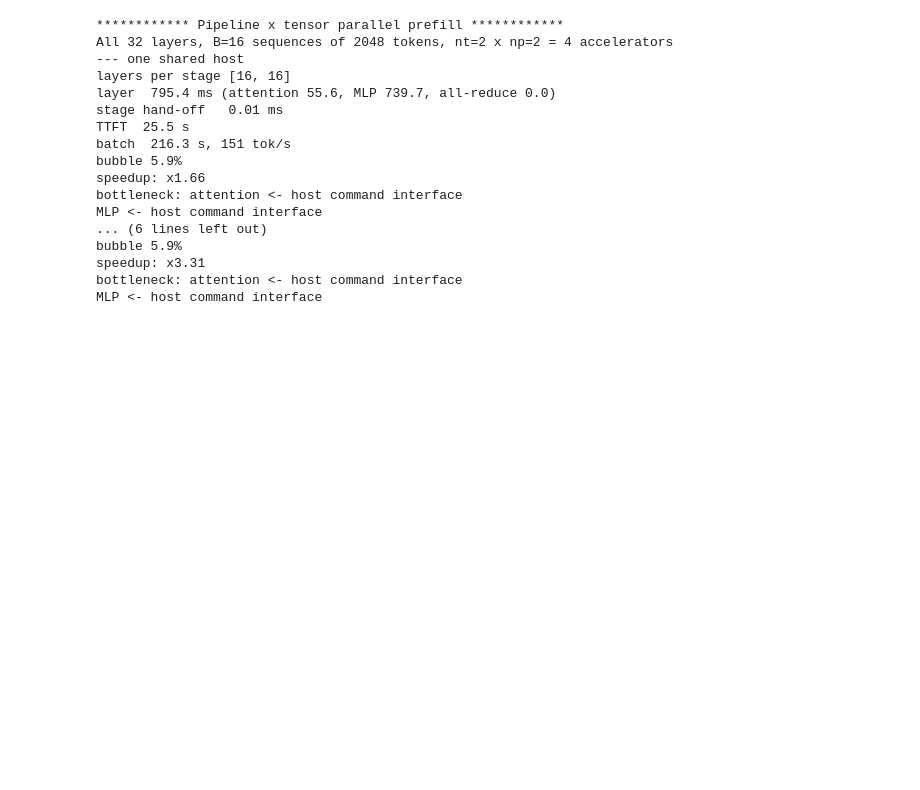
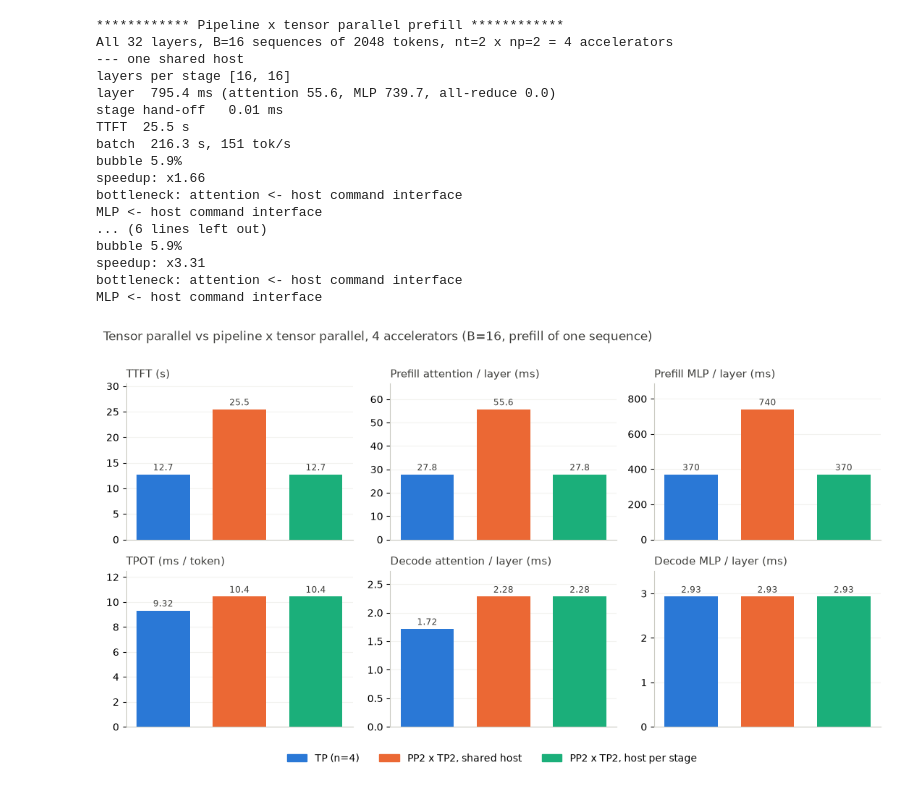
Before and after one commit to raulniconico/Flash-Attention-Assignment, a Jupyter notebook: 5.performance_parallelization.ipynb, the cells around one changed output. Cells and saved outputs as stored; diff of their text form; code cells hidden in the pictures; blank space fills up the shorter version.

```diff
--- a/5.performance_parallelization.ipynb
+++ b/5.performance_parallelization.ipynb
@@ -239,3 +239,61 @@ bubble 5.9%
 speedup: x3.31
 bottleneck: attention <- host command interface
 MLP <- host command interface
+# %%
+
+import matplotlib.pyplot as plt
+from math import inf
+from tile_model import Host
+from parallel import pipeline_tensor_parallel_prefill
+from helper import SERIES, INK, GRID, AXIS, B, D, L
+
+ms = lambda c: h.time_us(c) / 1e3
+
+def pipeline_tensor_parallel_decode(nt, np_, hw):
+    """One decode step, pipeline x tensor parallel. The B-token step is one micro-batch
+    that crosses the np_ stages in turn, so only nt accelerators are busy at a time:
+    L layers as tensor_parallel_decode(nt), plus (np_-1) hand-offs of the (B, D) FP16
+    activations from each of the nt ranks."""
+    layer = tensor_parallel_decode(nt, hw)
+    link = Host(n=2, hw=hw, link_latency=hw.array_latency + hw.dma_setup, link_bw=inf)
+    send = nt * link.transfer(0, 1, (B, D), 16)
+    return layer, L * layer['cycles'] + (np_ - 1) * send
+
+tp_p, tp_d = tensor_parallel_prefill(4, Mt, h), tensor_parallel_decode(4, h)
+pd_layer, pd_step = pipeline_tensor_parallel_decode(2, 2, h)
+configs = {"TP (n=4)": (tp_p, L * tp_p['cycles'], tp_d, L * tp_d['cycles'])}
+for one_host, label in ((True, "PP2 x TP2, shared host"), (False, "PP2 x TP2, host per stage")):
+    ptp = pipeline_tensor_parallel_prefill(2, 2, Mt, m=B, hw=h, one_host=one_host)
+    configs[label] = (ptp['layer'], ptp['ttft'], pd_layer, pd_step)
+
+panels = [  # (title, unit, value per config)
+    ("TTFT", "s",               lambda p, ttft, d, step: ms(ttft) / 1e3),
+    ("Prefill attention / layer", "ms", lambda p, ttft, d, step: ms(p['att'])),
+    ("Prefill MLP / layer", "ms",       lambda p, ttft, d, step: ms(p['mlp'])),
+    ("TPOT", "ms / token",      lambda p, ttft, d, step: ms(step) / B),
+    ("Decode attention / layer", "ms",  lambda p, ttft, d, step: ms(d['att'])),
+    ("Decode MLP / layer", "ms",        lambda p, ttft, d, step: ms(d['mlp'])),
+]
+
+fig, axes = plt.subplots(2, 3, figsize=(11, 6.2))
+for ax, (title, unit, value) in zip(axes.flat, panels):
+    vals = [value(*c) for c in configs.values()]
+    bars = ax.bar(range(len(vals)), vals, color=SERIES[:len(vals)], width=0.7)
+    ax.bar_label(bars, labels=[f"{v:.3g}" for v in vals], fontsize=8.5, color=INK, padding=2)
+    ax.set_title(f"{title} ({unit})", loc="left", fontsize=10.5, color=INK)
+    ax.set_xticks([])
+    ax.set_ylim(0, max(vals) * 1.2)
+    ax.grid(True, axis="y", color=GRID, lw=0.8)
+    ax.set_axisbelow(True)
+    for s in ("top", "right"):
+        ax.spines[s].set_visible(False)
+    for s in ("left", "bottom"):
+        ax.spines[s].set_color(AXIS)
+fig.legend(handles=[plt.Rectangle((0, 0), 1, 1, color=c) for c in SERIES[:len(configs)]],
+           labels=list(configs), loc="lower center", ncol=len(configs), frameon=False)
+fig.suptitle(f"Tensor parallel vs pipeline x tensor parallel, 4 accelerators (B={B}, prefill of one sequence)",
+             x=0.01, ha="left", fontsize=12, color=INK)
+fig.tight_layout(rect=(0, 0.06, 1, 0.97))
+plt.show()
+# %% [output]
+[figure, added]
```
Also changed, not shown: 5 other files.
